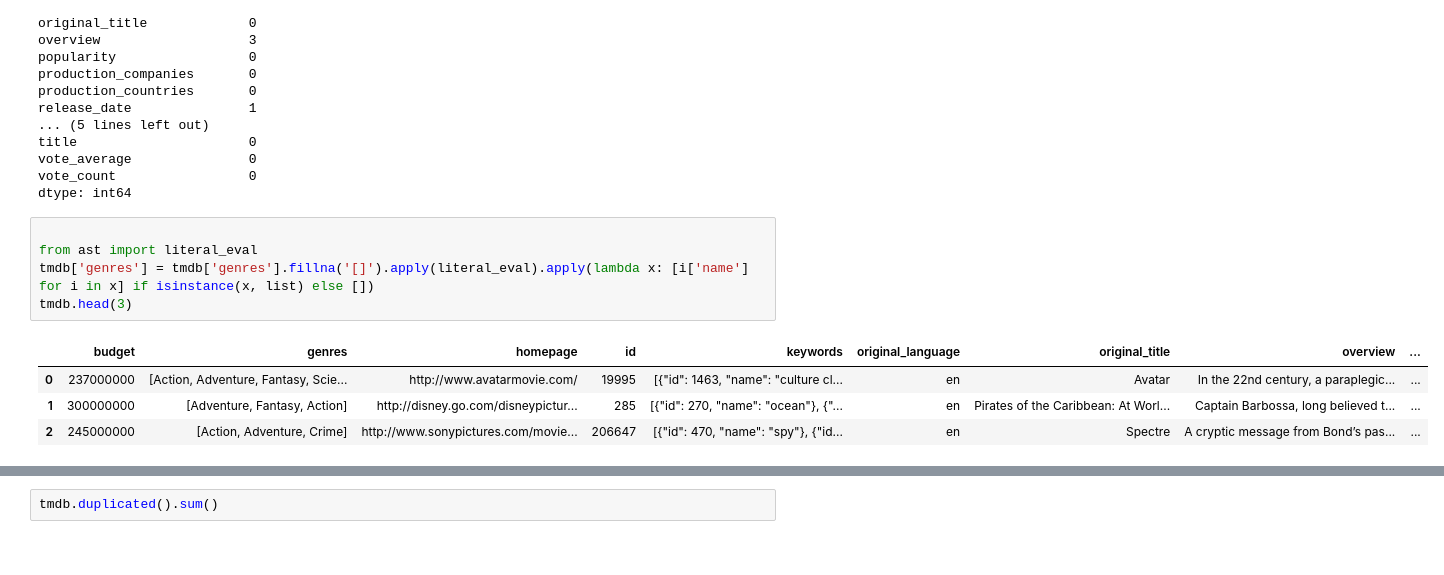
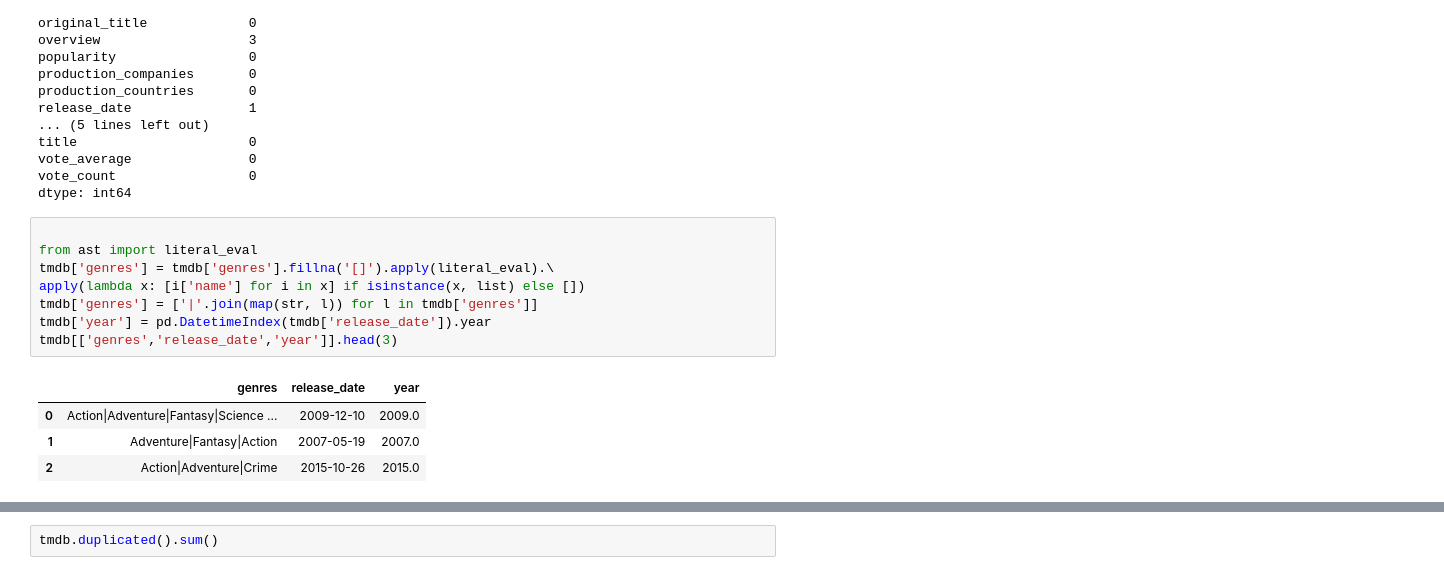
Before and after one commit to igorwc/tcc-puc-minas, a Jupyter notebook: scripts/Análise Exploratória Movies Lens.ipynb, the cells around one changed output, grey strips where cells are left out. Cells and saved outputs as stored; diff of their text form.

```diff
--- a/scripts/Análise Exploratória Movies Lens.ipynb
+++ b/scripts/Análise Exploratória Movies Lens.ipynb
@@ -85,11 +85,14 @@ dtype: int64
 # %%
 
 from ast import literal_eval
-tmdb['genres'] = tmdb['genres'].fillna('[]').apply(literal_eval).apply(lambda x: [i['name'] for i in x] if isinstance(x, list) else [])
-tmdb.head(3)
+tmdb['genres'] = tmdb['genres'].fillna('[]').apply(literal_eval).\
+apply(lambda x: [i['name'] for i in x] if isinstance(x, list) else [])
+tmdb['genres'] = ['|'.join(map(str, l)) for l in tmdb['genres']]
+tmdb['year'] = pd.DatetimeIndex(tmdb['release_date']).year
+tmdb[['genres','release_date','year']].head(3)
 # %% [output]
-|  | budget | genres | homepage | id | keywords | original_language | original_title | overview | ... |
-| 0 | 237000000 | [Action, Adventure, Fantasy, Scie... | http://www.avatarmovie.com/ | 19995 | [{"id": 1463, "name": "culture cl... | en | Avatar | In the 22nd century, a paraplegic... | ... |
-| 1 | 300000000 | [Adventure, Fantasy, Action] | http://disney.go.com/disneypictur... | 285 | [{"id": 270, "name": "ocean"}, {"... | en | Pirates of the Caribbean: At Worl... | Captain Barbossa, long believed t... | ... |
-| 2 | 245000000 | [Action, Adventure, Crime] | http://www.sonypictures.com/movie... | 206647 | [{"id": 470, "name": "spy"}, {"id... | en | Spectre | A cryptic message from Bond’s pas... | ... |
+|  | genres | release_date | year |
+| 0 | Action|Adventure|Fantasy|Science ... | 2009-12-10 | 2009.0 |
+| 1 | Adventure|Fantasy|Action | 2007-05-19 | 2007.0 |
+| 2 | Action|Adventure|Crime | 2015-10-26 | 2015.0 |
 # %%
```
Also changed, not shown: parts of 10 cells of this notebook, 13 other files.
